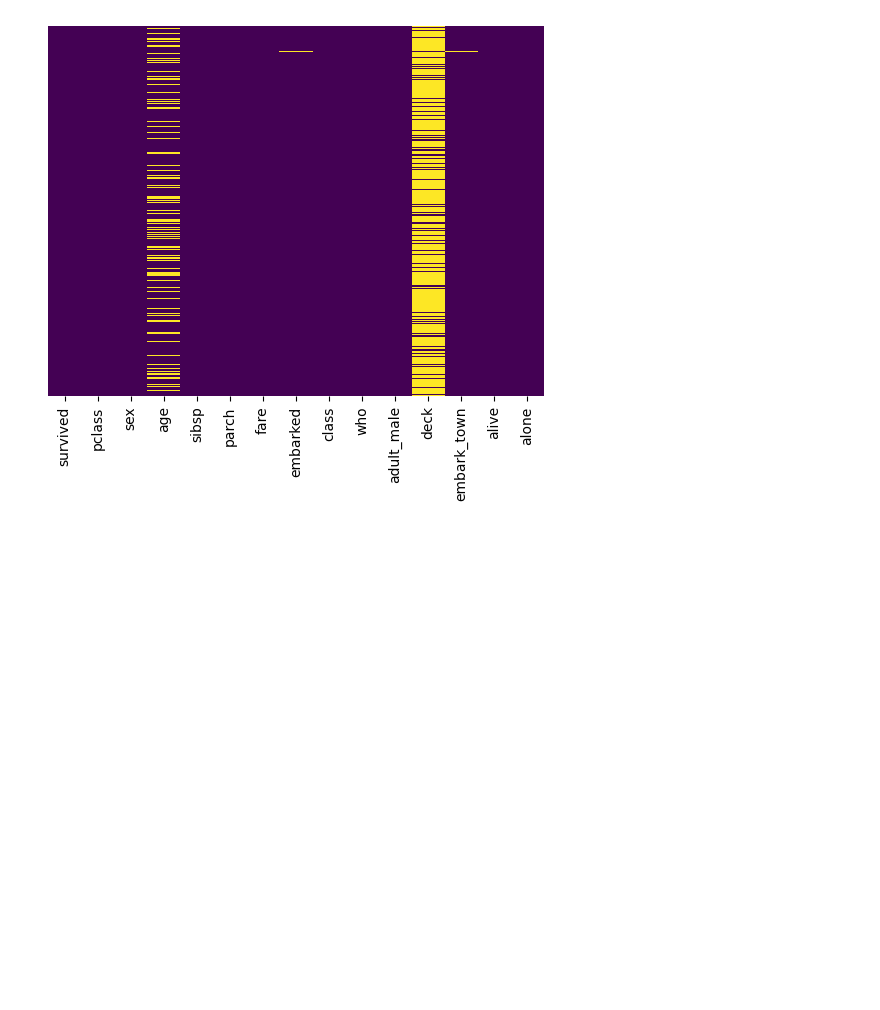
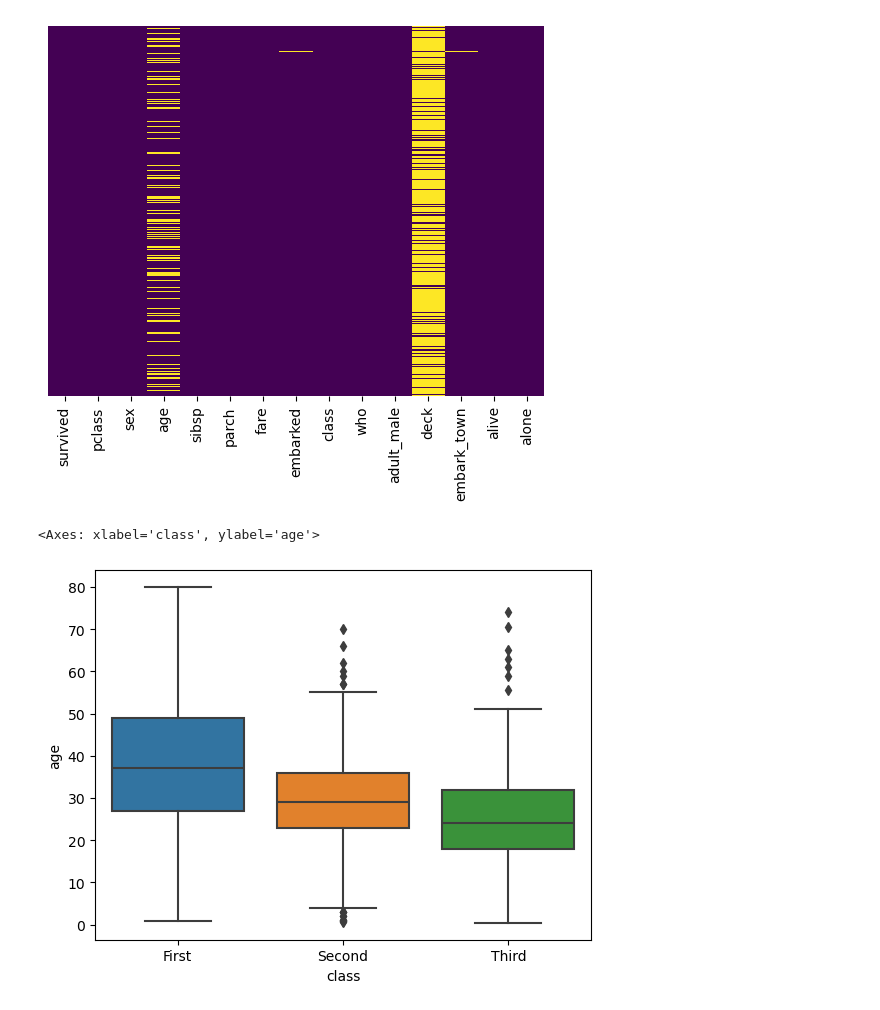
Before and after one commit to abhayas/DataScience, a Jupyter notebook: Titanic/Titanic.ipynb, the cells around one changed output. Saved outputs shown, nothing was run; the diff lists cells and outputs as text; code cells hidden in the pictures; blank space fills up the shorter version.

Commit message:
Box plot to get average as with respective to the class

```diff
--- a/Titanic/Titanic.ipynb
+++ b/Titanic/Titanic.ipynb
@@ -26,4 +26,8 @@ sns.heatmap(df1.isnull(),cbar=False, cmap="viridis", yticklabels=False)
 <Axes: >
 [figure]
 # %%
-# Thea above data shows deck and age has null values, the deck column has
+# Thea above data shows "deck" and "age" column has null values
+sns.boxplot(data=df1, x="class", y="age")
+# %% [output]
+<Axes: xlabel='class', ylabel='age'>
+[figure, added]
```
Also changed, not shown: parts of 2 cells of this notebook.
